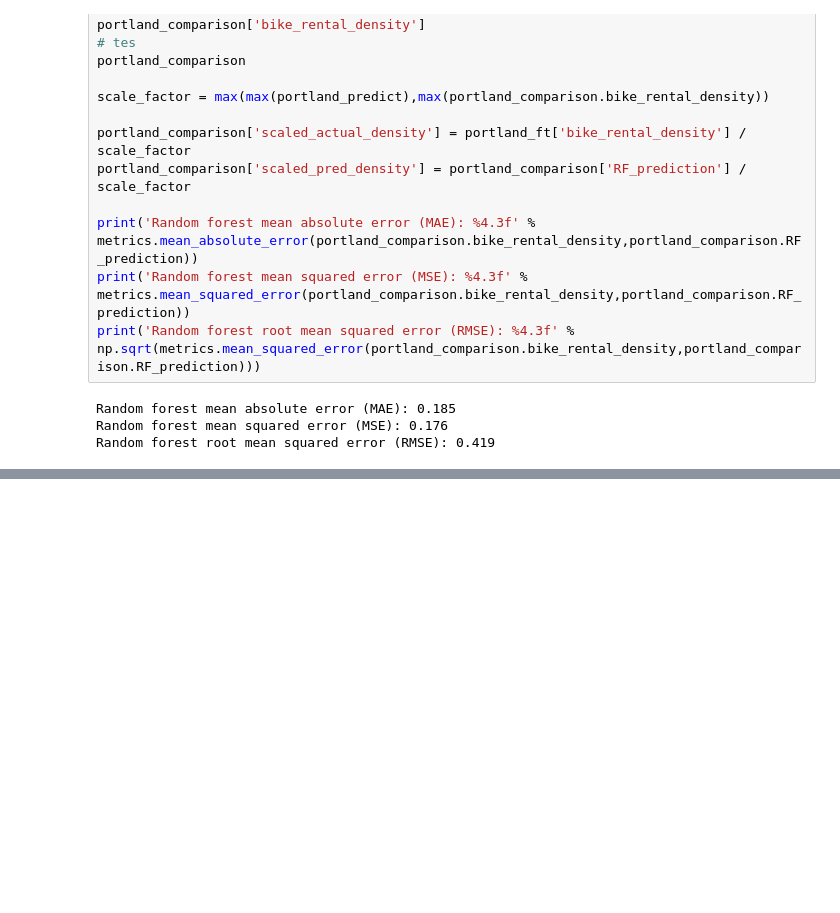
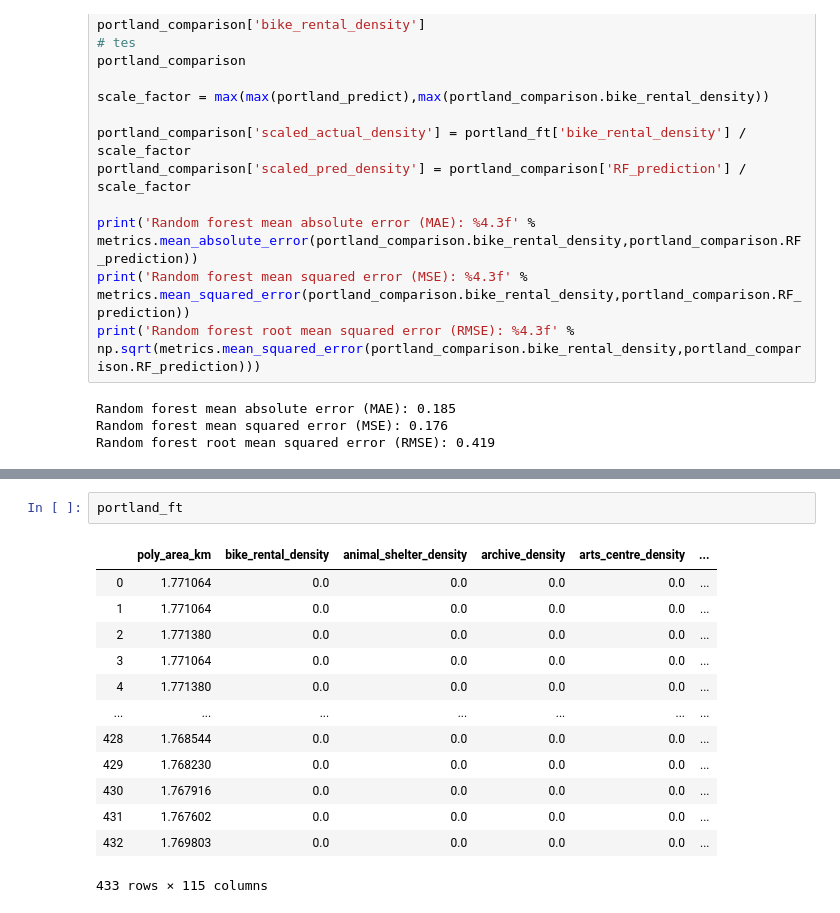
Before and after one commit to peterlzhang/better-bike-share, a Jupyter notebook: bike_share_analysis/predict-bikes-shares.ipynb, the cells around one changed output, grey strips where cells are left out. Drawn from its saved outputs; the diff is of its cells as text; blank space fills up the shorter version.

```diff
--- a/bike_share_analysis/predict-bikes-shares.ipynb
+++ b/bike_share_analysis/predict-bikes-shares.ipynb
@@ -161,0 +162,16 @@ m
+# %%
+portland_ft
+# %% [output]
+|  | poly_area_km | bike_rental_density | animal_shelter_density | archive_density | arts_centre_density | ... |
+| 0 | 1.771064 | 0.0 | 0.0 | 0.0 | 0.0 | ... |
+| 1 | 1.771064 | 0.0 | 0.0 | 0.0 | 0.0 | ... |
+| 2 | 1.771380 | 0.0 | 0.0 | 0.0 | 0.0 | ... |
+| 3 | 1.771064 | 0.0 | 0.0 | 0.0 | 0.0 | ... |
+| 4 | 1.771380 | 0.0 | 0.0 | 0.0 | 0.0 | ... |
+| ... | ... | ... | ... | ... | ... | ... |
+| 428 | 1.768544 | 0.0 | 0.0 | 0.0 | 0.0 | ... |
+| 429 | 1.768230 | 0.0 | 0.0 | 0.0 | 0.0 | ... |
+| 430 | 1.767916 | 0.0 | 0.0 | 0.0 | 0.0 | ... |
+| 431 | 1.767602 | 0.0 | 0.0 | 0.0 | 0.0 | ... |
+| 432 | 1.769803 | 0.0 | 0.0 | 0.0 | 0.0 | ... |
+433 rows × 115 columns
```
Also changed, not shown: parts of 5 cells of this notebook, 6 other files.
